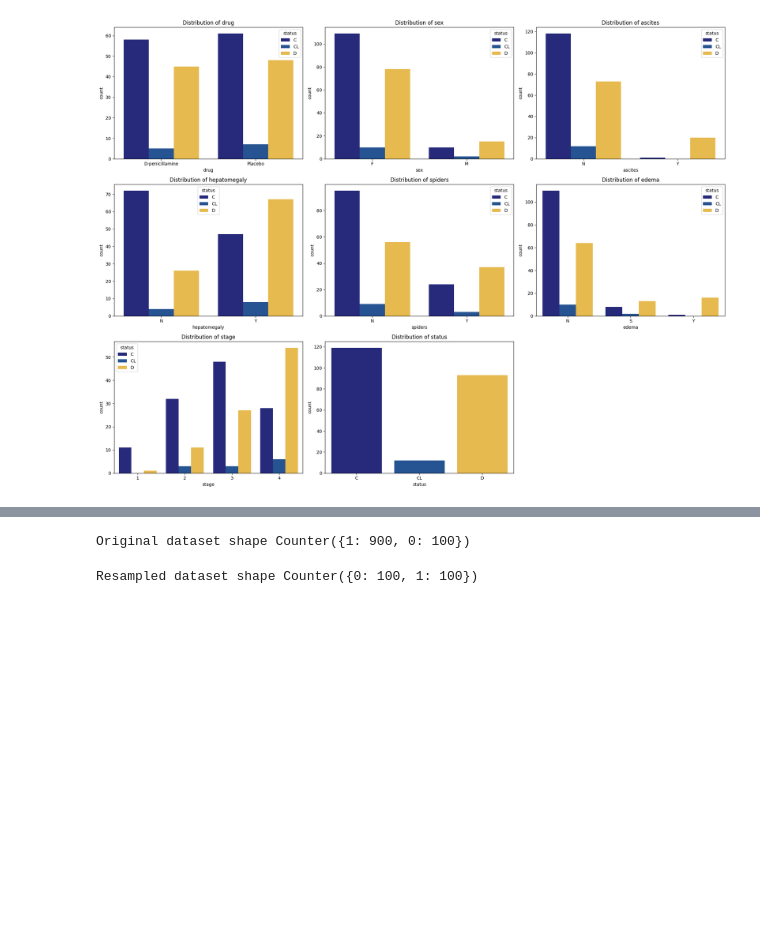
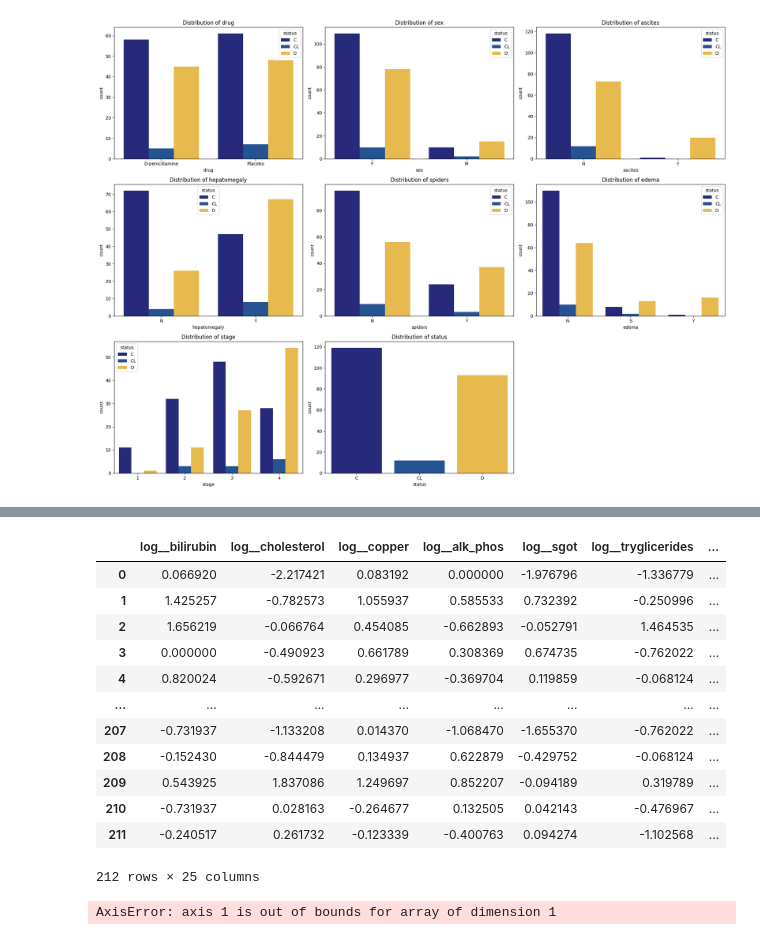
Before and after one commit to tienphatnguyendev/cirrhosis-survival-prediction, a Jupyter notebook: cirrhosis-survival-prediction.ipynb, the cells around one changed output, grey strips where cells are left out. Saved outputs shown, nothing was run; the diff lists cells and outputs as text; code cells hidden in the pictures; blank space fills up the shorter version.

```diff
--- a/cirrhosis-survival-prediction.ipynb
+++ b/cirrhosis-survival-prediction.ipynb
@@ -296,0 +299,2 @@ TypeError: __init__() got an unexpected keyword argument 'strategy'
+# %%
+clean_df = train_df[outliers == 1]
@@ -296,0 +342,10 @@ TypeError: __init__() got an unexpected keyword argument 'strategy'
+# %%
+X_train, X_val, y_train, y_val = train_test_split(
+    clean_df.drop(columns=[metadata['target']]),
+    clean_df[metadata['target']],
+    test_size=.2,
+    random_state=42,
+    stratify=clean_df[metadata['target']]
+)
+# %%
+preprocessor.fit(X_train)
@@ -296,0 +371,3 @@ TypeError: __init__() got an unexpected keyword argument 'strategy'
+# %%
+X_train_prep = preprocessor.transform(X_train)
+X_val_prep = preprocessor.fit_transform(X_val)
@@ -297,3 +519,28 @@ TypeError: __init__() got an unexpected keyword argument 'strategy'
+# %%
+X_pre = preprocessor.transform(clean_df.drop(columns=[metadata['target']]))
+prep_df = pd.DataFrame(
+    data = X_pre,
+    columns = preprocessor.get_feature_names_out()
+)
+prep_df
+# %% [output]
+|  | log__bilirubin | log__cholesterol | log__copper | log__alk_phos | log__sgot | log__tryglicerides | ... |
+| 0 | 0.066920 | -2.217421 | 0.083192 | 0.000000 | -1.976796 | -1.336779 | ... |
+| 1 | 1.425257 | -0.782573 | 1.055937 | 0.585533 | 0.732392 | -0.250996 | ... |
+| 2 | 1.656219 | -0.066764 | 0.454085 | -0.662893 | -0.052791 | 1.464535 | ... |
+| 3 | 0.000000 | -0.490923 | 0.661789 | 0.308369 | 0.674735 | -0.762022 | ... |
+| 4 | 0.820024 | -0.592671 | 0.296977 | -0.369704 | 0.119859 | -0.068124 | ... |
+| ... | ... | ... | ... | ... | ... | ... | ... |
+| 207 | -0.731937 | -1.133208 | 0.014370 | -1.068470 | -1.655370 | -0.762022 | ... |
+| 208 | -0.152430 | -0.844479 | 0.134937 | 0.622879 | -0.429752 | -0.068124 | ... |
+| 209 | 0.543925 | 1.837086 | 1.249697 | 0.852207 | -0.094189 | 0.319789 | ... |
+| 210 | -0.731937 | 0.028163 | -0.264677 | 0.132505 | 0.042143 | -0.476967 | ... |
+| 211 | -0.240517 | 0.261732 | -0.123339 | -0.400763 | 0.094274 | -1.102568 | ... |
+212 rows × 25 columns
+# %%
+roc_auc = roc_auc_score(y_val, y_val_pred, multi_class='ovr')
+# %% [output]
+AxisError: axis 1 is out of bounds for array of dimension 1
 # %%
 import numbers
 from warnings import warn
@@ -480,21 +727,6 @@ class SMOTENCRUS(BaseSampler):
         X_res, y_res = self.rus_.fit_resample(X_res, y_res)
 
         return self.smote_.fit_resample(X_res, y_res)
-# %%
-from collections import Counter
-from sklearn.datasets import make_classification
-from imblearn.combine import SMOTEENN
-
-X, y = make_classification(n_classes=2, class_sep=2, weights=[0.1, 0.9], n_informative=3, n_redundant=1, flip_y=0, n_features=20, n_clusters_per_class=1, n_samples=1000, random_state=10)
-print('Original dataset shape %s' % Counter(y))
-# %% [output]
-Original dataset shape Counter({1: 900, 0: 100})
-# %%
-sme = SMOTENCRUS(random_state=42)
-X_res, y_res = sme.fit_resample(X, y)
-print('Resampled dataset shape %s' % Counter(y_res))
-# %% [output]
-Resampled dataset shape Counter({0: 100, 1: 100})
 # %%
 from imblearn.ensemble import BalancedRandomForestClassifier
 from sklearn.datasets import make_classification
```
Also changed, not shown: parts of 41 cells of this notebook, 5 other files.
